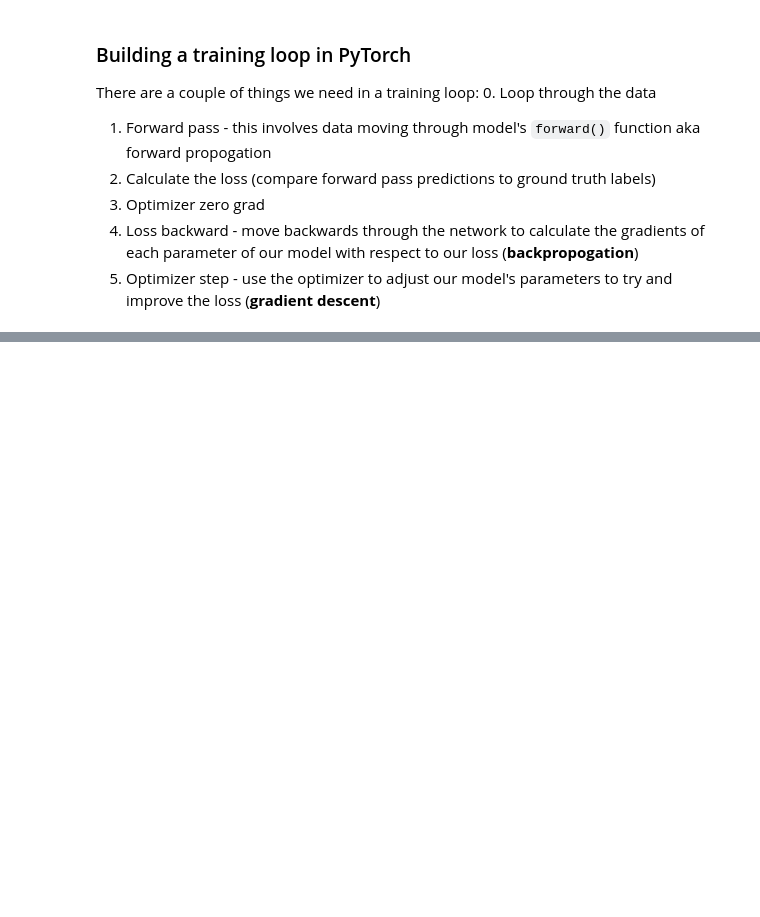
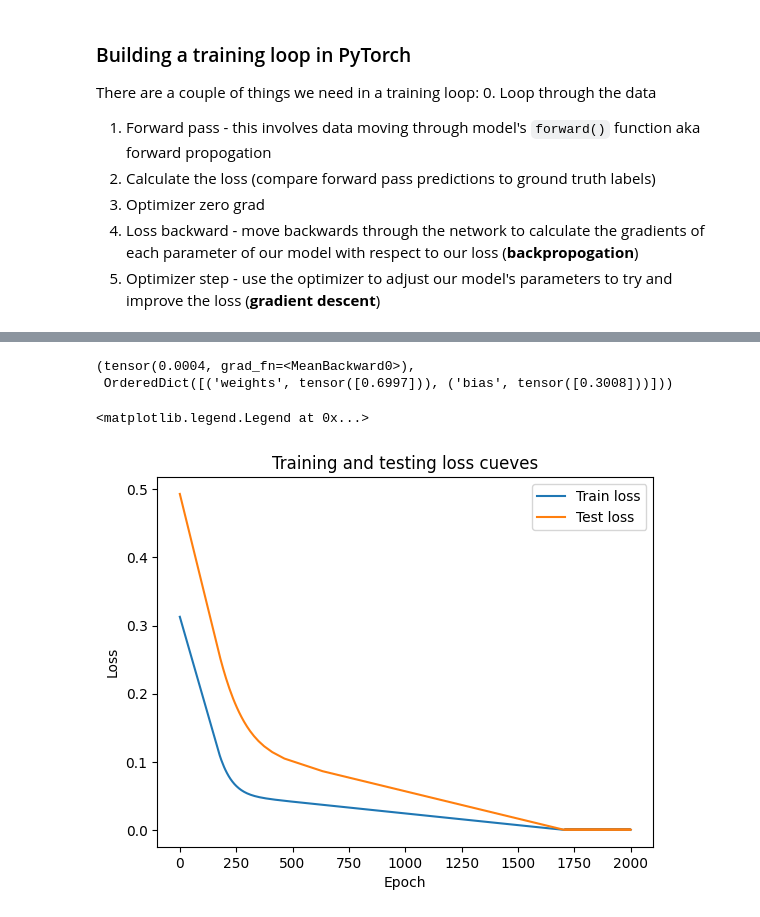
Before and after one commit to TheDodoDev/PyTorch-Notes, a Jupyter notebook: 01_PyTorch_Workflow_Notes.ipynb, the cells around one changed output, grey strips where cells are left out. Saved outputs shown, nothing was run; the diff lists cells and outputs as text; code cells hidden in the pictures; blank space fills up the shorter version.

```diff
--- a/01_PyTorch_Workflow_Notes.ipynb
+++ b/01_PyTorch_Workflow_Notes.ipynb
@@ -222,7 +223,7 @@ loss_fn = nn.L1Loss()
 
 # Setup an optimizer (stochastic gradient descent)
 optimizer = torch.optim.SGD(params=model_0.parameters(),
-                            lr=0.01) # lr = learning rate = possibly the most important hyperparameter you can set
+                            lr=0.001) # lr = learning rate = possibly the most important hyperparameter you can set
 # %% [markdown]
 ### Building a training loop in PyTorch
 
@@ -235,10 +236,15 @@ There are a couple of things we need in a training loop:
 5. Optimizer step - use the optimizer to adjust our model's parameters to try and improve the loss (**gradient descent**)
 # %%
 # An epoch is one loop through the data
-epochs = 1
+epochs = 2000
+
+# Store values in an array
+epoch_count = []
+loss_values = []
+test_loss_values = []
 
 # 0. Loop through the data
-for epoch in range(epochs):
+for epoch in range(epochs + 1):
   # Set the model to training mode that sets all parameters that require gradients to require gradients
   model_0.train()
 
@@ -258,4 +264,17 @@ for epoch in range(epochs):
   optimizer.step() # by default, how the optimizer changes accumlates through the loop -> as a result, gradients need to be reset to prevent excess change
 
   ### Testing
-  model_0.eval() # turns off gradient tracking in testing mode
+  model_0.eval() # turns off gradient tracking in testing mode (dropout/batch norm layers)
+  with torch.inference_mode():
+    # 1. Do the forward pass
+    test_pred = model_0(X_test)
+
+    # 2. Calculate the loss
+    test_loss = loss_fn(test_pred, y_test)
+
+    epoch_count.append(epoch)
+    loss_values.append(loss)
+    test_loss_values.append(test_loss)
+    if(epoch % 100 == 0):
+      print(f"Epoch: {epoch} | Loss: {loss} | Test loss: {test_loss}")
+      print(model_0.state_dict())
@@ -261,0 +299,16 @@ for epoch in range(epochs):
+# %%
+loss, model_0.state_dict()
+# %% [output]
+(tensor(0.0004, grad_fn=<MeanBackward0>),
+ OrderedDict([('weights', tensor([0.6997])), ('bias', tensor([0.3008]))]))
+# %%
+# Plot the loss curves
+plt.plot(epoch_count, np.array(torch.tensor(loss_values).numpy()), label="Train loss")
+plt.plot(epoch_count, np.array(torch.tensor(test_loss_values).numpy()), label="Test loss")
+plt.title("Training and testing loss cueves")
+plt.ylabel("Loss")
+plt.xlabel("Epoch")
+plt.legend()
+# %% [output]
+<matplotlib.legend.Legend at 0x...>
+[figure, added]
```
Also changed, not shown: parts of 2 cells of this notebook.
